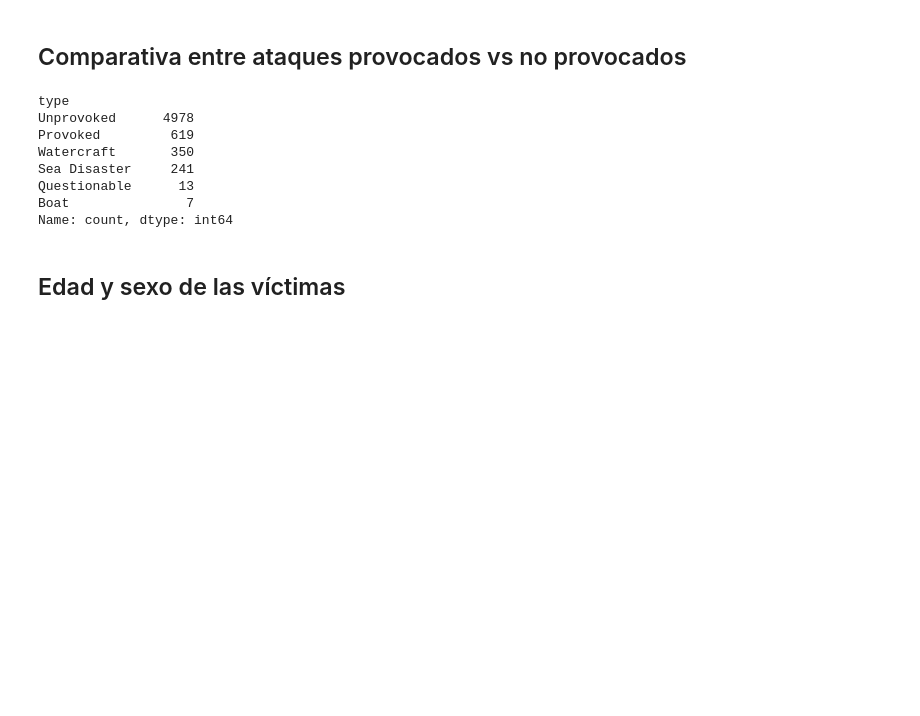
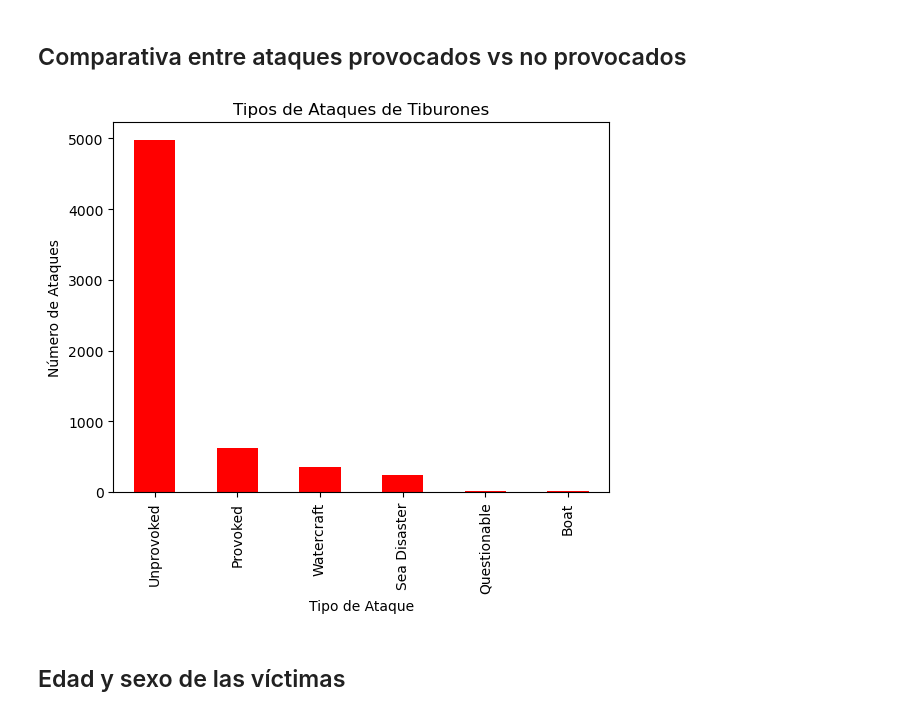
Before and after one commit to jesuserro/shark-attack-exploratory-data-analysis, a Jupyter notebook: notebooks/exploratory_analysis.ipynb, the cells around one changed output. Drawn from its saved outputs; the diff is of its cells as text; code cells hidden in the pictures; blank space fills up the shorter version.

```diff
--- a/notebooks/exploratory_analysis.ipynb
+++ b/notebooks/exploratory_analysis.ipynb
@@ -408,18 +408,19 @@ Length: 253, dtype: int64
 [figure]
 # %% [markdown]
 ## Comparativa entre ataques provocados vs no provocados
-# %%
-tipos_ataques = df['type'].value_counts()
-tipos_ataques
-# %% [output]
-type
-Unprovoked      4978
-Provoked         619
-Watercraft       350
-Sea Disaster     241
-Questionable      13
-Boat               7
-Name: count, dtype: int64
+# %%
+tipos_ataques = df['type'].value_counts()
+tipos_ataques
+
+# Muestra una gráfica de barras rojas con los tipos de ataques
+fig, ax = plt.subplots()
+tipos_ataques.plot(kind='bar', color='red')
+plt.title('Tipos de Ataques de Tiburones')
+plt.xlabel('Tipo de Ataque')
+plt.ylabel('Número de Ataques')
+plt.show()
+# %% [output]
+[figure, added]
 # %% [markdown]
 ## Edad y sexo de las víctimas
 # %%
```
